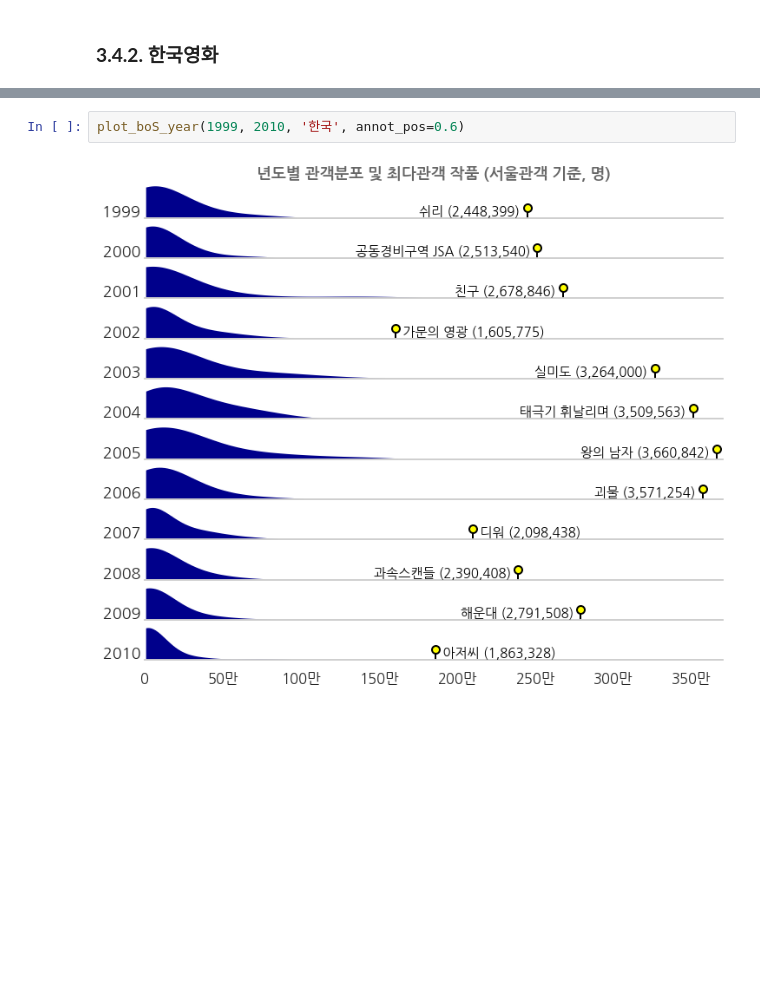
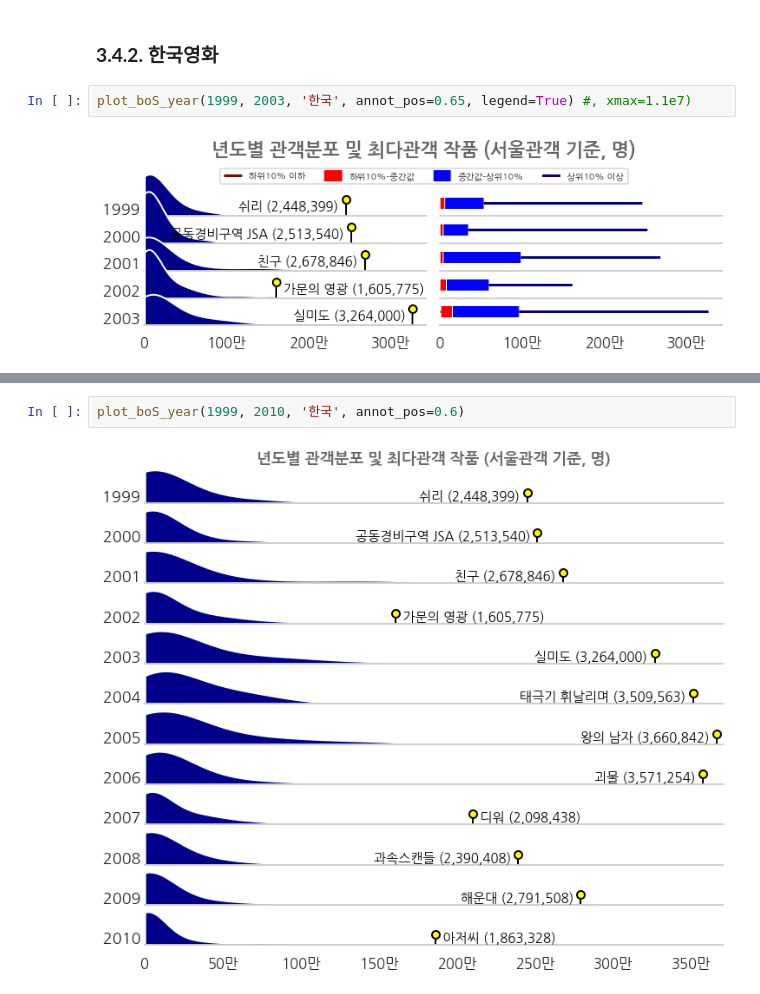
Before and after one commit to jehyunlee/datastory, a Jupyter notebook: 2021/movie/movie_2_boxoffice.ipynb, the cells around one changed output, grey strips where cells are left out. Drawn from its saved outputs; the diff is of its cells as text; blank space fills up the shorter version.

```diff
--- a/2021/movie/movie_2_boxoffice.ipynb
+++ b/2021/movie/movie_2_boxoffice.ipynb
@@ -967,2 +1045,6 @@ def plot_boS_year(year0, year1, nation, annot_pos=0.8, bin_width=1000):
 # %% [markdown]
 ### **3.4.2. 한국영화**
+# %%
+plot_boS_year(1999, 2003, '한국', annot_pos=0.65, legend=True) #, xmax=1.1e7)
+# %% [output]
+[figure, added]
```
Also changed, not shown: parts of 13 cells of this notebook.
